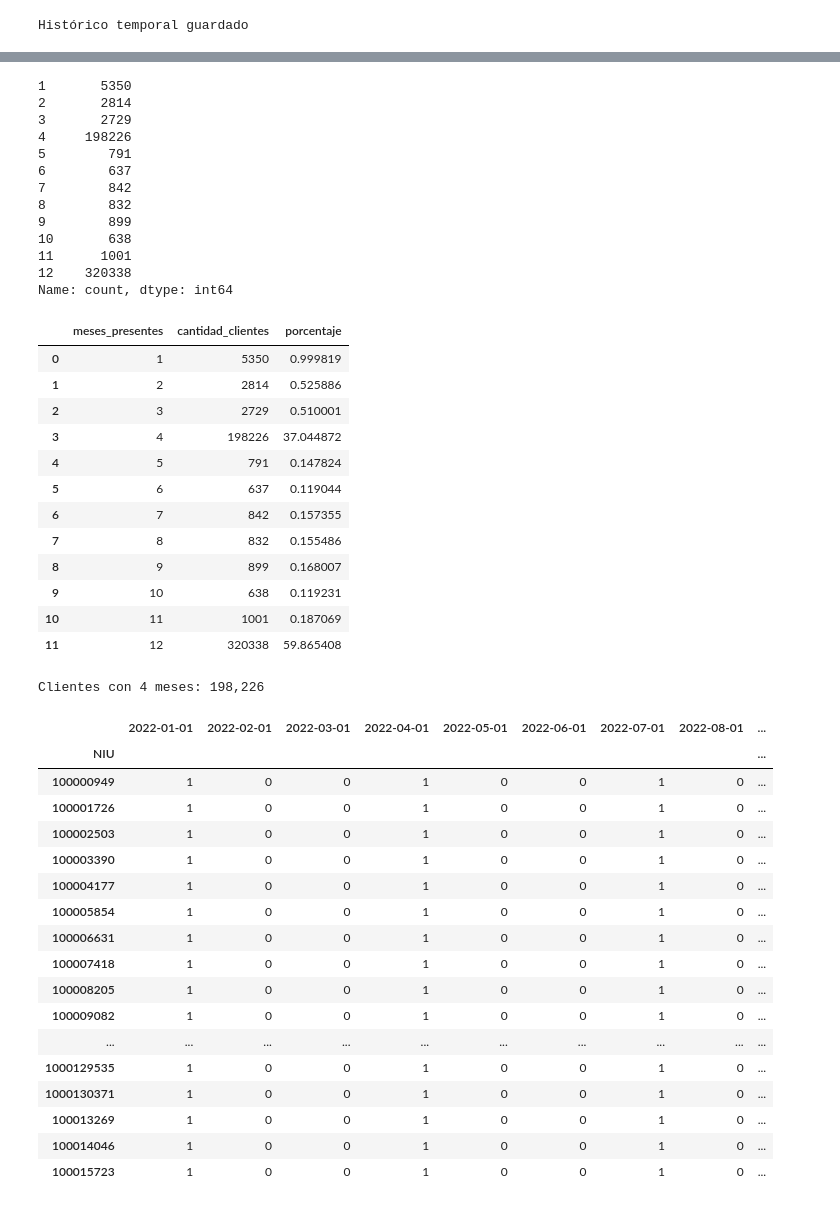
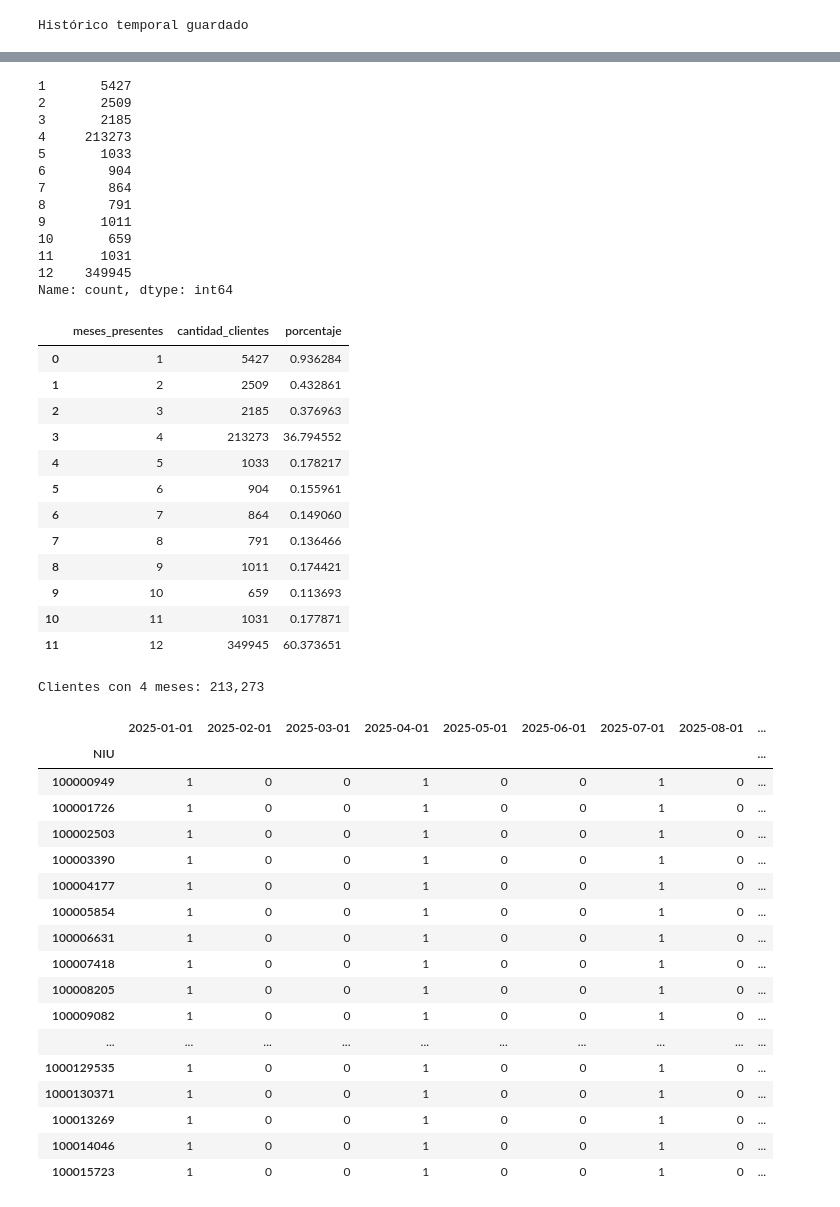
Before and after one commit to JeimmyValderrama/ProyectoEBSA, a Jupyter notebook: Exploracion_inicial.ipynb, the cells around one changed output, grey strips where cells are left out. Saved outputs shown, nothing was run; the diff lists cells and outputs as text; code cells hidden in the pictures.

```diff
--- a/Exploracion_inicial.ipynb
+++ b/Exploracion_inicial.ipynb
@@ -410,9 +410,9 @@ def detectar_hoja_datos_excel(ruta, mostrar=False):
 def extraer_periodo_nombre(ruta):
     """
     Fallback para recuperar año/mes desde nombres como:
-      formato_tc2_20221.xlsx
-      formato_tc2_202210.xlsx
-      formato_tc2_20221 (1).xlsx
+      formato_tc2_20251.xlsx
+      formato_tc2_202510.xlsx
+      formato_tc2_20251 (1).xlsx
     """
     stem = Path(ruta).stem
 
@@ -1966,25 +1964,25 @@ matriz_2022 = crear_matriz_anual(
 )
 # %%
-meses_por_cliente_2022 = (
-    matriz_2022.sum(axis=1)
+meses_por_cliente_2025 = (
+    matriz_2025.sum(axis=1)
 )
 
-meses_por_cliente_2022 \
+meses_por_cliente_2025 \
     .value_counts() \
     .sort_index()
 # %% [output]
-1       5350
-2       2814
-3       2729
-4     198226
-5        791
-6        637
-7        842
-8        832
-9        899
-10       638
-11      1001
-12    320338
+1       5427
+2       2509
+3       2185
+4     213273
+5       1033
+6        904
+7        864
+8        791
+9       1011
+10       659
+11      1031
+12    349945
 Name: count, dtype: int64
 # %%
 # ============================================================
@@ -2058,26 +2056,26 @@ def analizar_apariciones_anuales(historico, año):
 # %%
 matriz_año, resumen_apariciones = (
     analizar_apariciones_anuales(
         historico,
-        2022
+        2025
     )
 )
 
 display(resumen_apariciones)
 # %% [output]
 |  | meses_presentes | cantidad_clientes | porcentaje |
-| 0 | 1 | 5350 | 0.999819 |
-| 1 | 2 | 2814 | 0.525886 |
-| 2 | 3 | 2729 | 0.510001 |
-| 3 | 4 | 198226 | 37.044872 |
-| 4 | 5 | 791 | 0.147824 |
-| 5 | 6 | 637 | 0.119044 |
-| 6 | 7 | 842 | 0.157355 |
-| 7 | 8 | 832 | 0.155486 |
-| 8 | 9 | 899 | 0.168007 |
-| 9 | 10 | 638 | 0.119231 |
-| 10 | 11 | 1001 | 0.187069 |
-| 11 | 12 | 320338 | 59.865408 |
+| 0 | 1 | 5427 | 0.936284 |
+| 1 | 2 | 2509 | 0.432861 |
+| 2 | 3 | 2185 | 0.376963 |
+| 3 | 4 | 213273 | 36.794552 |
+| 4 | 5 | 1033 | 0.178217 |
+| 5 | 6 | 904 | 0.155961 |
+| 6 | 7 | 864 | 0.149060 |
+| 7 | 8 | 791 | 0.136466 |
+| 8 | 9 | 1011 | 0.174421 |
+| 9 | 10 | 659 | 0.113693 |
+| 10 | 11 | 1031 | 0.177871 |
+| 11 | 12 | 349945 | 60.373651 |
 # %%
 clientes_4_meses = matriz_año[
     matriz_año.sum(axis=1) == 4
@@ -2090,8 +2088,8 @@ print(
 
 clientes_4_meses.head(20)
 # %% [output]
-Clientes con 4 meses: 198,226
+Clientes con 4 meses: 213,273
-|  | 2022-01-01 | 2022-02-01 | 2022-03-01 | 2022-04-01 | 2022-05-01 | 2022-06-01 | 2022-07-01 | 2022-08-01 | ... |
+|  | 2025-01-01 | 2025-02-01 | 2025-03-01 | 2025-04-01 | 2025-05-01 | 2025-06-01 | 2025-07-01 | 2025-08-01 | ... |
 | NIU |  |  |  |  |  |  |  |  | ... |
 | 100000949 | 1 | 0 | 0 | 1 | 0 | 0 | 1 | 0 | ... |
 | 100001726 | 1 | 0 | 0 | 1 | 0 | 0 | 1 | 0 | ... |
```
Also changed, not shown: parts of 14 cells of this notebook, 1 other file.
